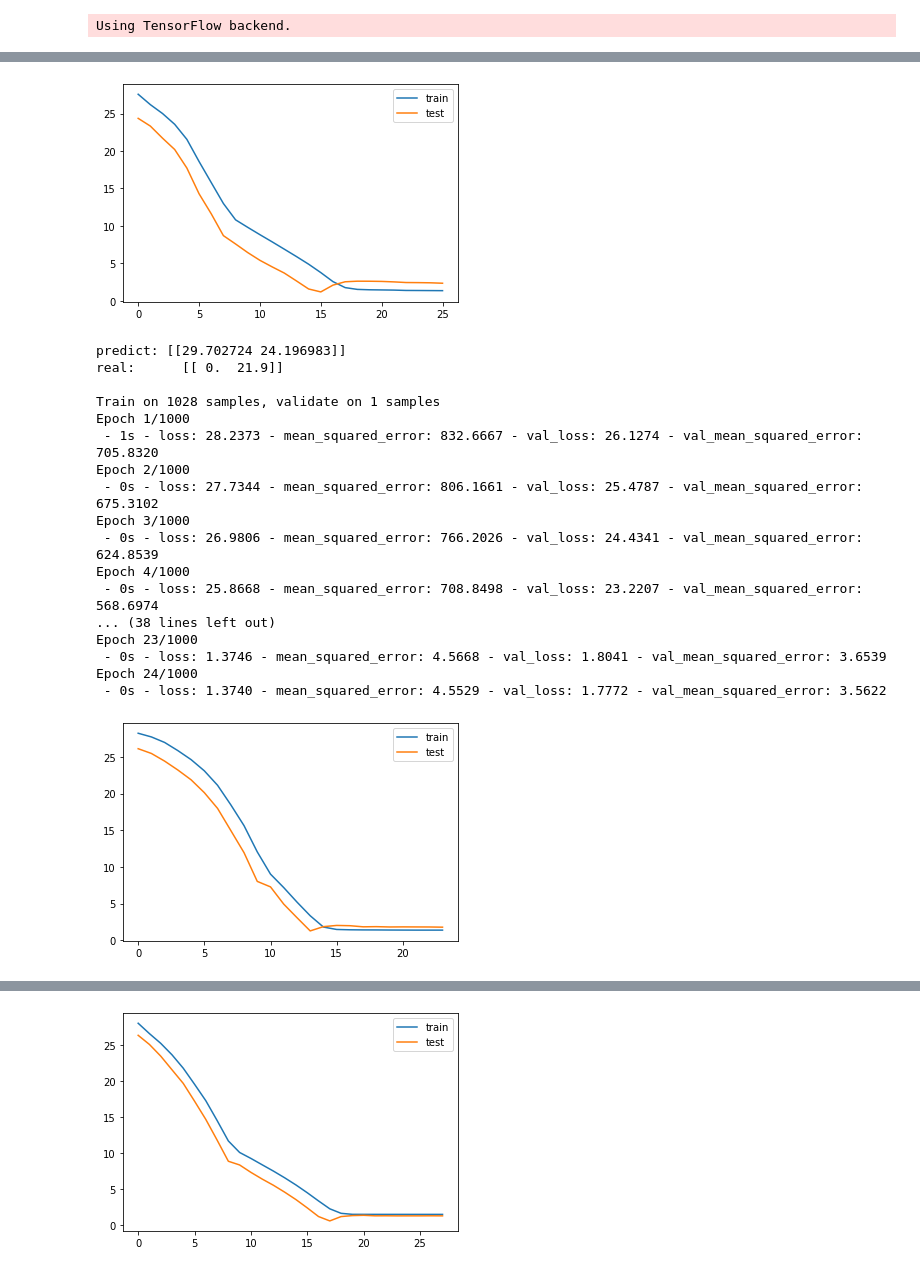
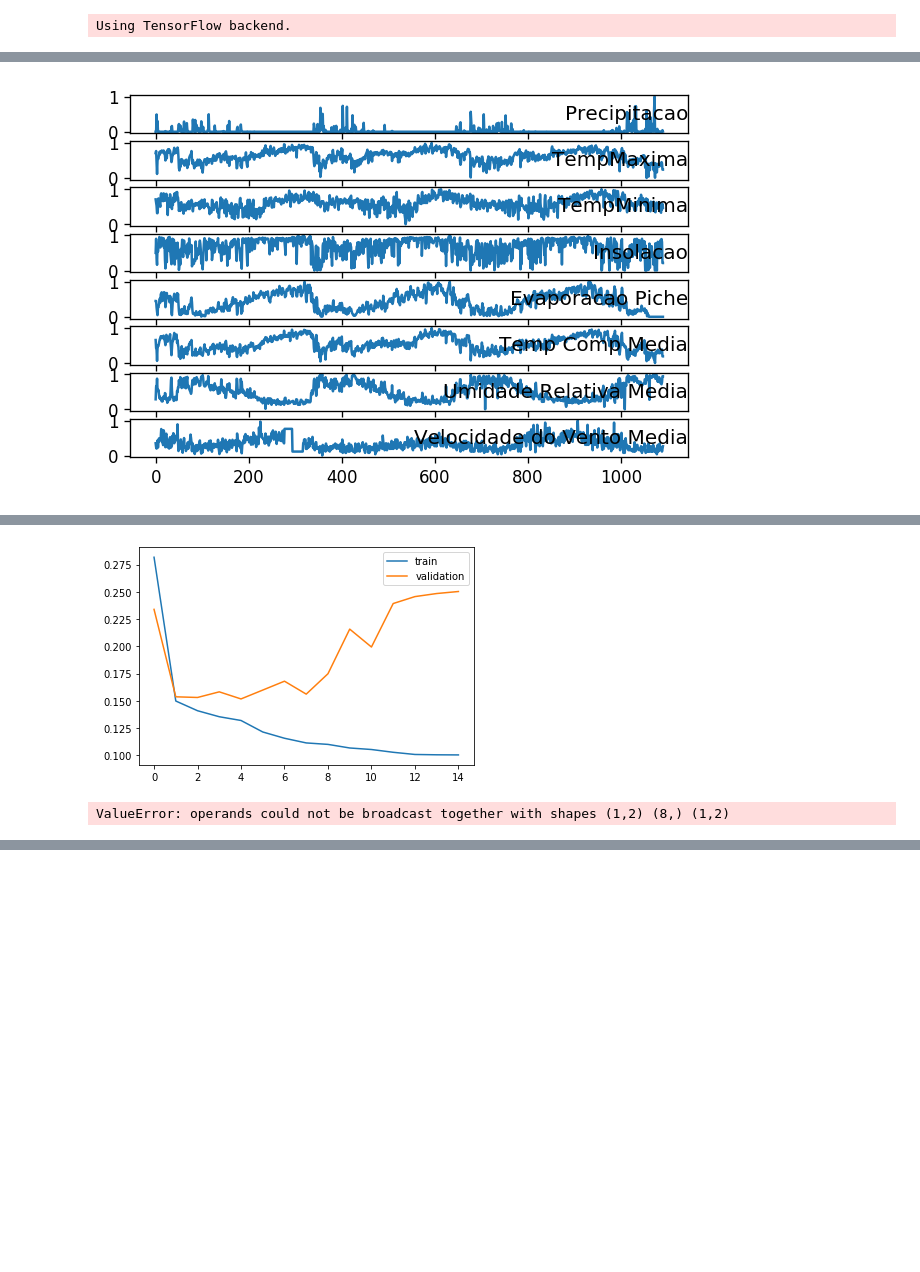
Before and after one commit to icaromourao/Multivariate-Time-Series-Forecasting, a Jupyter notebook: notebooks/Forecast.ipynb, the cells around one changed output, grey strips where cells are left out. Saved outputs shown, nothing was run; the diff lists cells and outputs as text; code cells hidden in the pictures; blank space fills up the shorter version.

```diff
--- a/notebooks/Forecast.ipynb
+++ b/notebooks/Forecast.ipynb
@@ -136,7 +143,7 @@ def series_to_supervised(dataset, day):
     return (x_train, y_train, x_test, y_test)
 # %%
 # inner loop
-def myLSTM(x_train, y_train, x_test, y_test):
+def myLSTM(x_train, y_train, x_test, y_test, scaler):
     x_val = x_train[-1]
     y_val = y_train[-1]
     x_val = x_val.reshape(1,60,8)
@@ -167,14 +174,15 @@ def myLSTM(x_train, y_train, x_test, y_test):
 
     # plot history
     pyplot.plot(history.history['loss'], label='train')
-    pyplot.plot(history.history['val_loss'], label='test')
+    pyplot.plot(history.history['val_loss'], label='validation')
     pyplot.legend()
     pyplot.show()
 
-    # make a prediction
-    y_hat = model.predict(x_test)
+    y = inverseScale(model, x_test, y_test, scaler)
+    inv_y_hat = y[0]
+    inv_y_test = y[1]
 
-    print('\npredict: {}'.format(y_hat))
-    print('real:      {}\n'.format(y_test))
+    print('\npredict: {}'.format(inv_y_hat))
+    print('real:      {}\n'.format(inv_y_test))
 
     return model
@@ -181,18 +212,20 @@ def myLSTM(x_train, y_train, x_test, y_test):
 # %%
 # calculate metrics
-def metrics(model, x_test, y_test):
-    y_hat = model.predict(x_test)
+def metrics(model, x_test, y_test, scaler):
+    y = inverseScale(model, x_test, y_test, scaler)
+    inv_y_hat = y[0]
+    inv_y_test = y[1]
 
-    rmse = sqrt(mean_squared_error(y_test, y_hat))
-    variance = explained_variance_score(y_test, y_hat)
-    maxError = np.max(np.abs(y_test - y_hat))
-    meanAbsolutError = mean_absolute_error(y_test, y_hat)
-    medianAbsoluteError = np.median(np.abs(y_test - y_hat))
+    rmse = sqrt(mean_squared_error(y_test, inv_y_hat))
+    variance = explained_variance_score(y_test, inv_y_hat)
+    maxError = np.max(np.abs(y_test - inv_y_hat))
+    meanAbsolutError = mean_absolute_error(y_test, inv_y_hat)
+    medianAbsoluteError = np.median(np.abs(y_test - inv_y_hat))
 
     return [rmse, variance, maxError, meanAbsolutError, medianAbsoluteError]
 # %%
 # Nested Cross Validation
-def NCV(dataset, days_to_predict):
+def NCV(dataset, days_to_predict, scaler):
     metrics_list = []
     rmse = []
     variance = []
@@ -209,8 +242,8 @@ def NCV(dataset, days_to_predict):
         x_test = data[2]
         y_test = data[3]
 
-        model = myLSTM(x_train, y_train, x_test, y_test)
-        metrics_list += metrics(model, x_test, y_test)
+        model = myLSTM(x_train, y_train, x_test, y_test, scaler)
+        metrics_list += metrics(model, x_test, y_test, scaler)
 
         rmse += [metrics_list[0]]
         variance += [metrics_list[1]]
@@ -229,8 +262,17 @@ def NCV(dataset, days_to_predict):
 # %%
 # to get index the last 30 days
 days_to_predict = list(dataset.index[-30:])
 
-NCV(dataset, days_to_predict)
+min_max_scaler = preprocessing.MinMaxScaler()
+values_scaled = min_max_scaler.fit_transform(values)
+dataset_scaled = DataFrame(values_scaled)
+dataset_scaled.index = dataset.index
+dataset_scaled.columns = dataset.columns
+
+plot_columns(values_scaled)
+
+NCV(dataset_scaled, days_to_predict, min_max_scaler)
 # %% [output]
+[figure, new version]
 Train on 1029 samples, validate on 1 samples
 Epoch 1/1000
@@ -252,19 +294,2 @@ Epoch 26/1000
-[figure, old version]
+[figure, new version]
-predict: [[29.702724 24.196983]]
-real:      [[ 0.  21.9]]
-
-Train on 1028 samples, validate on 1 samples
-Epoch 1/1000
- - 1s - loss: 28.2373 - mean_squared_error: 832.6667 - val_loss: 26.1274 - val_mean_squared_error: 705.8320
-Epoch 2/1000
- - 0s - loss: 27.7344 - mean_squared_error: 806.1661 - val_loss: 25.4787 - val_mean_squared_error: 675.3102
-Epoch 3/1000
- - 0s - loss: 26.9806 - mean_squared_error: 766.2026 - val_loss: 24.4341 - val_mean_squared_error: 624.8539
-Epoch 4/1000
- - 0s - loss: 25.8668 - mean_squared_error: 708.8498 - val_loss: 23.2207 - val_mean_squared_error: 568.6974
-... (38 lines left out)
-Epoch 23/1000
- - 0s - loss: 1.3746 - mean_squared_error: 4.5668 - val_loss: 1.8041 - val_mean_squared_error: 3.6539
-Epoch 24/1000
- - 0s - loss: 1.3740 - mean_squared_error: 4.5529 - val_loss: 1.7772 - val_mean_squared_error: 3.5622
+ValueError: operands could not be broadcast together with shapes (1,2) (8,) (1,2)
-[figure, old version]
@@ -288 +295,0 @@ Epoch 28/1000
-[figure, removed]
```
Also changed, not shown: parts of 6 cells of this notebook, 1 other file.
